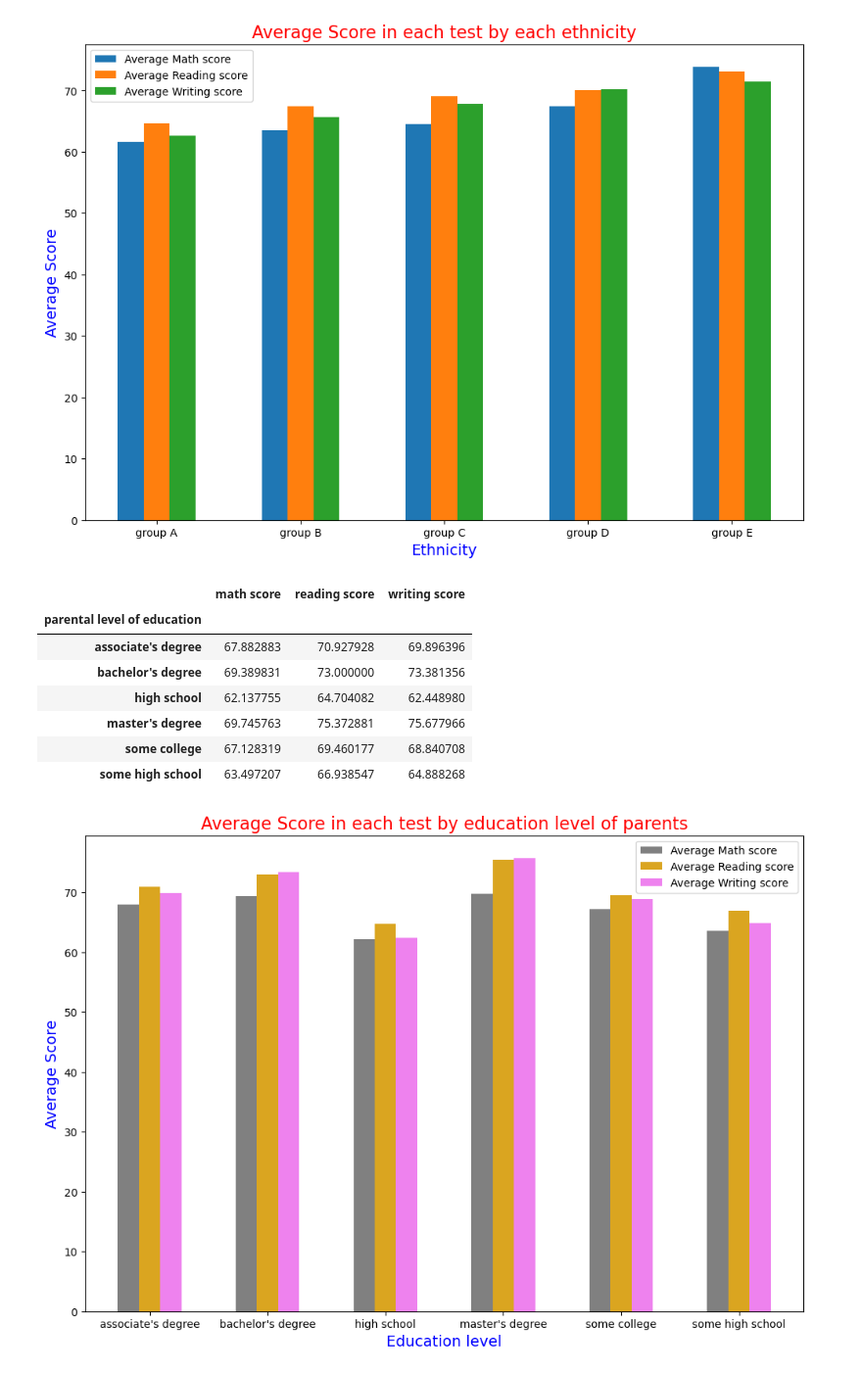
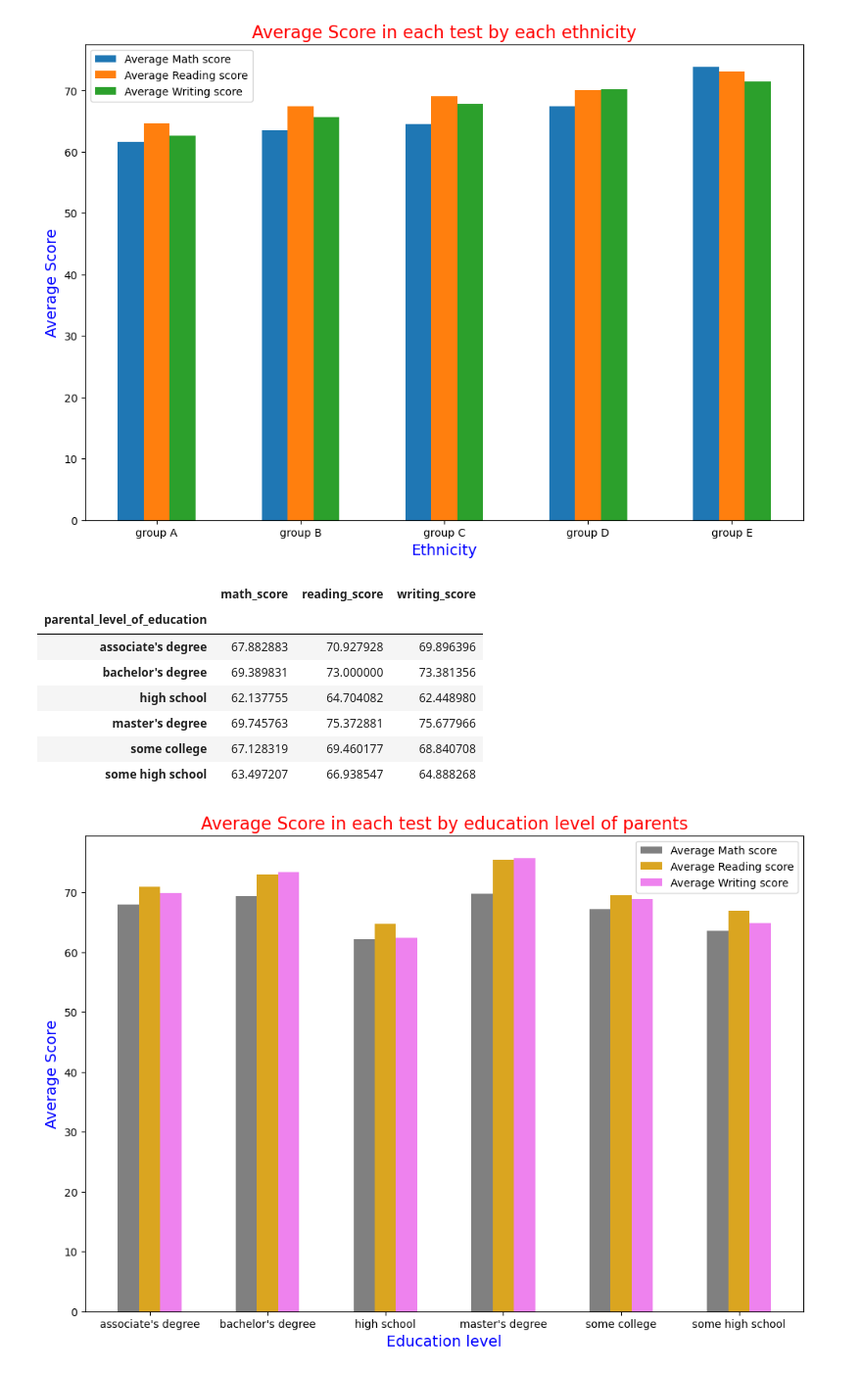
Before and after one commit to sangeetha077/Student_performance_Analysis, a Jupyter notebook: EDA analysis/EDA_matplotlib.ipynb, the cells around one changed output. Shown at 98% size. Cells and saved outputs as stored; diff of their text form; code cells hidden in the pictures.

```diff
--- a/EDA_Matplotlib.ipynb
+++ b/EDA analysis/EDA_matplotlib.ipynb
@@ -6,6 +6,6 @@ import numpy as np
 import matplotlib.pyplot as plt
 import seaborn as sns
 # %%
-df = pd.read_csv('StudentsPerformance.csv')
+df = pd.read_csv('../data/cleaned_student_data.csv')
 df.head()
 # %% [output]
@@ -132,11 +132,11 @@ plt.show()
 # %% [output]
 [figure]
 # %%
-by_parent_education = df.groupby('parental level of education').mean(numeric_only=True)
+by_parent_education = df.groupby('parental_level_of_education').mean(numeric_only=True)
 by_parent_education
 # %% [output]
-|  | math score | reading score | writing score |
-| parental level of education |  |  |  |
+|  | math_score | reading_score | writing_score |
+| parental_level_of_education |  |  |  |
 | associate's degree | 67.882883 | 70.927928 | 69.896396 |
 | bachelor's degree | 69.389831 | 73.000000 | 73.381356 |
 | high school | 62.137755 | 64.704082 | 62.448980 |
```
Also changed, not shown: parts of 14 cells of this notebook, 12 other files.
